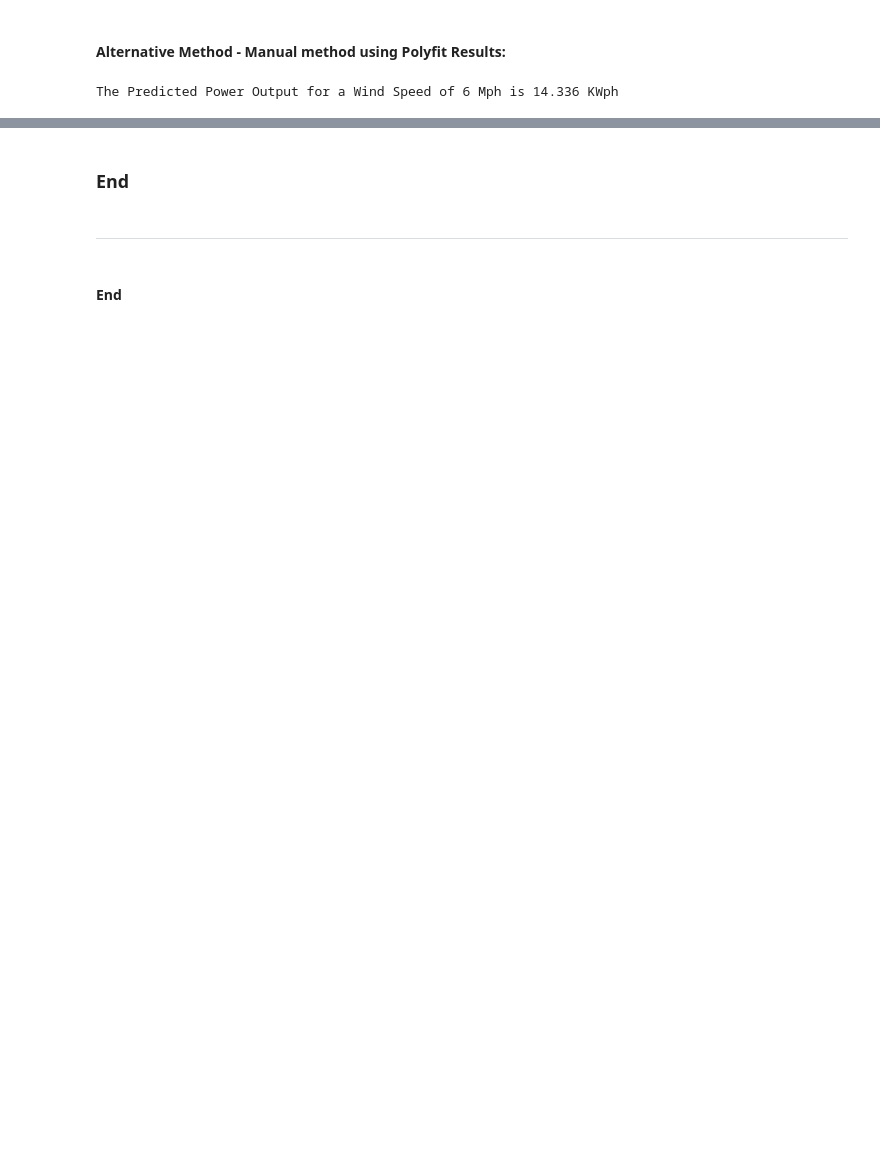
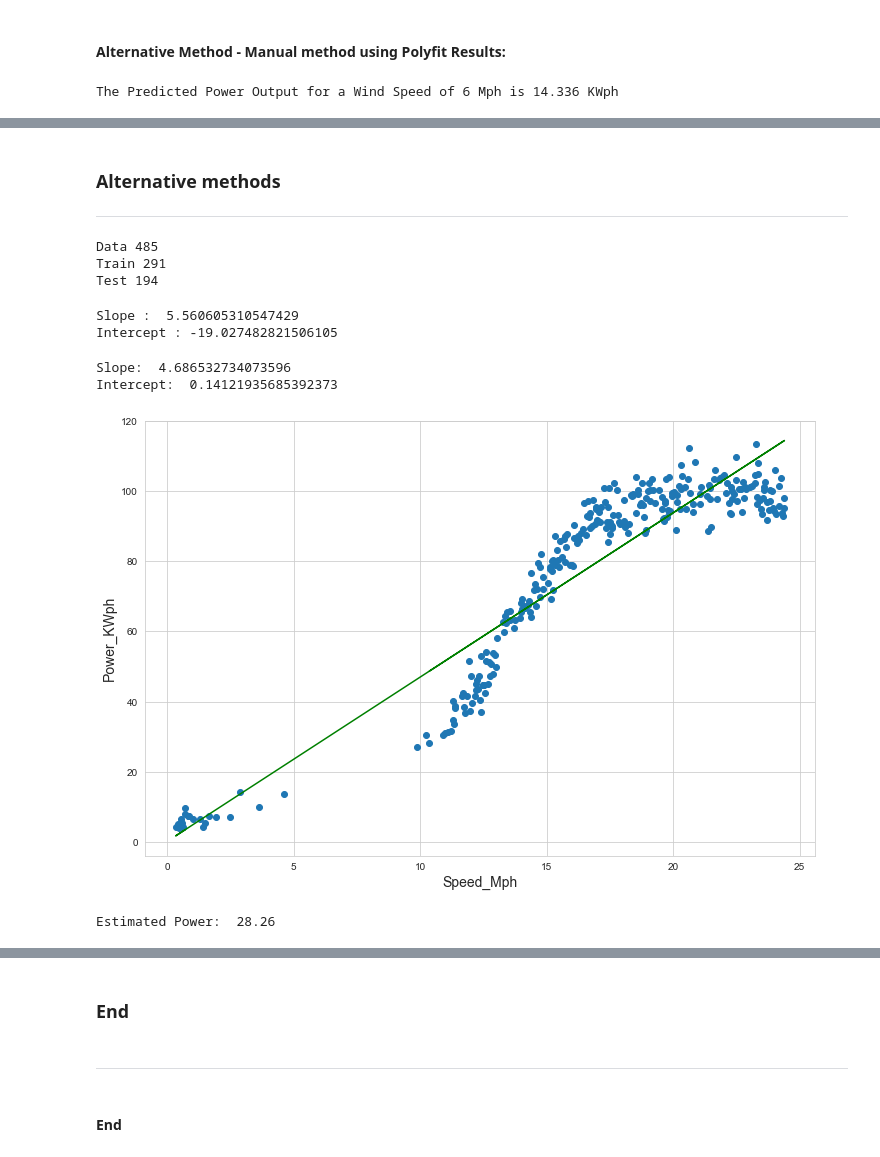
Before and after one commit to Fiona-600/Data-Analytics-2020-Project, a Jupyter notebook: Final Project 2020.ipynb, the cells around one changed output, grey strips where cells are left out. Cells and saved outputs as stored; diff of their text form; code cells hidden in the pictures; blank space fills up the shorter version.

```diff
--- a/Final Project 2020.ipynb
+++ b/Final Project 2020.ipynb
@@ -445,0 +488,6 @@ The Predicted Power Output for a Wind Speed of 6 Mph is 14.336 KWph
+# %%
+df2['Power Prediction'] = Predict (df2.Speed_Mph)
+df2.sort_values(by =['Speed_Mph'], inplace=True, ascending=True)#Sort the dataset in ascending order
+df2['P-Variance-Sq'] = (df2 ['Power Prediction'] - df2 ['Power_KWph'])**2
+df2 [['Power_KWph','Power Prediction','P-Variance-Sq' ]]
+print (np.sum(df2['P-Variance-Sq']))
@@ -452,0 +527,16 @@ The Predicted Power Output for a Wind Speed of 6 Mph is 14.336 KWph
+# %% [markdown]
+### Alternative methods
+***
+# %%
+#https://medium.com/towards-artificial-intelligence/calculating-simple-linear-regression-and-linear-best-fit-an-in-depth-tutorial-with-math-and-python-804a0cb23660#9a2b
+#https://colab.research.google.com/drive/1WRdDbFFykiLv16-Vv-ghsregmfdbwtRX?usp=sharing&pli=1#scrollTo=3kbMmi6JYeB4
+num = int(len(df2)*0.6)
+train = df2[:num]
+test = df2[num:]
+print("Data",len(df2))
+print("Train",len(train))
+print("Test",len(test))
+# %% [output]
+Data 485
+Train 291
+Test 194
@@ -452,0 +585,35 @@ The Predicted Power Output for a Wind Speed of 6 Mph is 14.336 KWph
+# %%
+#Apply df2 dataset to the function:
+
+Input = np.array((df2['Speed_Mph']))
+Output = np.array((df2['Power_KWph']))
+
+Slope,Intercept = simple_linear_regression(Input,Output)
+
+print ("Slope : " , Slope)
+print ("Intercept :",Intercept)
+# %% [output]
+Slope :  5.560605310547429
+Intercept : -19.027482821506105
+# %%
+#Training the model with train data:
+#Finding the coefficients of best fit line:
+
+actual_slope,actual_intercept = simple_linear_regression(train["Speed_Mph"],train["Power_KWph"])
+
+print ("Slope: " ,actual_slope)
+print ("Intercept: " ,actual_intercept)
+# %% [output]
+Slope:  4.686532734073596
+Intercept:  0.14121935685392373
+# %%
+#Plot the regression line with training data:
+plt.rcParams["figure.figsize"] = (12,8)
+plt.scatter(train["Speed_Mph"],train["Power_KWph"])
+#plt.plot (x, y, 'k-', label = r"Actual Best Fit: 5.56x = -19.02")# Plot the best fit line over the data points.
+plt.plot(train["Speed_Mph"],actual_slope*train["Speed_Mph"]+actual_intercept,color="green")
+plt.xlabel("Speed_Mph")
+plt.ylabel("Power_KWph")
+plt.show()
+# %% [output]
+[figure, added]
@@ -452,0 +626,10 @@ The Predicted Power Output for a Wind Speed of 6 Mph is 14.336 KWph
+# %%
+#Predicting values based on prediction function:
+
+Speed = 6
+
+estimated_power = get_regression_prediction(Speed,actual_slope,actual_intercept)
+
+print ("Estimated Power: ",round(estimated_power,2))
+# %% [output]
+Estimated Power:  28.26
```
Also changed, not shown: parts of 25 cells of this notebook.
